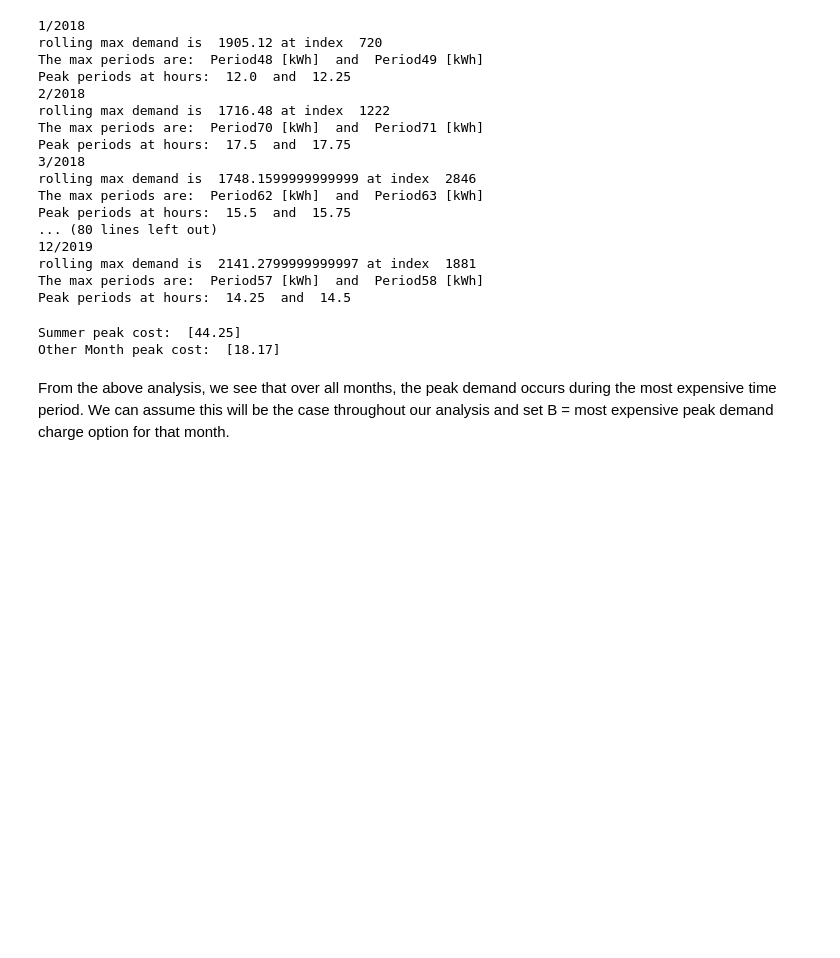
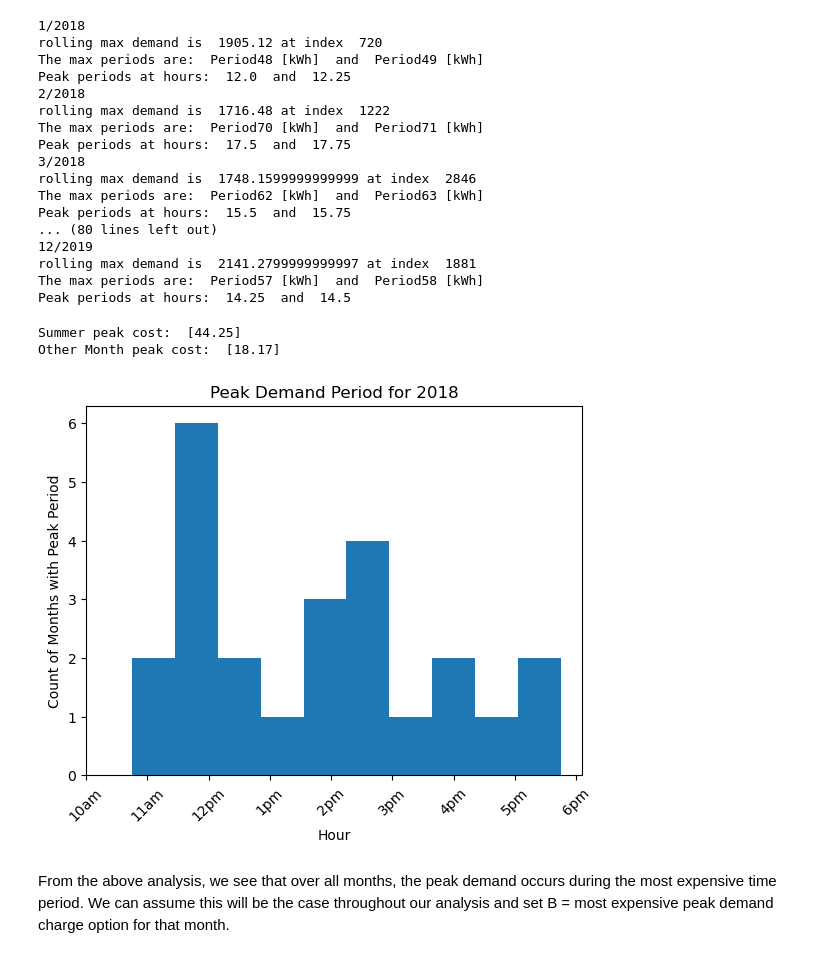
Before and after one commit to gnyirjesy/columbia-peak-shaving, a Jupyter notebook: peak_shaving_optimization.ipynb, the cells around one changed output. Cells and saved outputs as stored; diff of their text form; code cells hidden in the pictures; blank space fills up the shorter version.

Commit message:
add peak demand histogram and fix cost of battery calculation

```diff
--- a/peak_shaving_optimization.ipynb
+++ b/peak_shaving_optimization.ipynb
@@ -152,6 +153,16 @@ print('Other Month peak cost: ', peak_analysis[-peak_analysis['month'].isin([6,7
 # %% [output]
 Summer peak cost:  [44.25]
 Other Month peak cost:  [18.17]
+# %%
+hours = np.array(peak_analysis[peak_analysis['year'] == 2018]['hours']).flatten()
+hours = [item for sublist in hours for item in sublist]
+_ = plt.hist(hours)
+_ = plt.xticks(ticks=[10, 11, 12, 13, 14, 15, 16, 17, 18], labels=['10am','11am','12pm','1pm','2pm','3pm','4pm','5pm','6pm'], rotation=45)
+_ = plt.title('Peak Demand Period for 2018')
+_ = plt.xlabel('Hour')
+_ = plt.ylabel('Count of Months with Peak Period')
+# %% [output]
+[figure, added]
 # %% [markdown]
 From the above analysis, we see that over all months, the peak demand occurs during the most expensive time period. We can assume this will be the case throughout our analysis and set B = most expensive peak demand charge option for that month.
 # %% [markdown]
```
Also changed, not shown: parts of 4 cells of this notebook.
